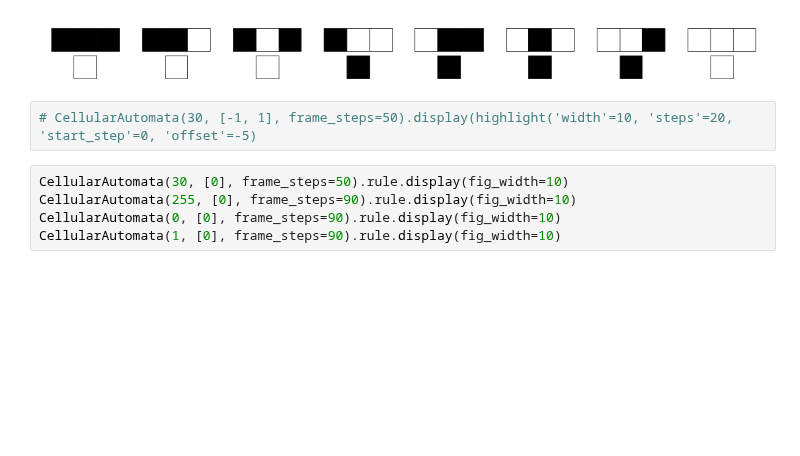
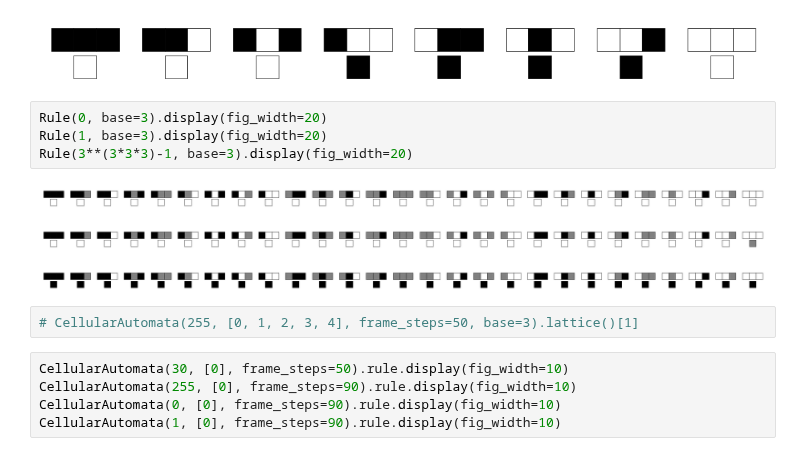
Before and after one commit to orome/automata-py, a Jupyter notebook: demo.ipynb, the cells around one changed output. Drawn from its saved outputs; the diff is of its cells as text; blank space fills up the shorter version.

Commit message:
Add multistate support to Rule class

```diff
--- a/demo.ipynb
+++ b/demo.ipynb
@@ -17,8 +17,16 @@ Rule._decode('00011110')
 Rule(30).display(fig_width=10)
 # %% [output]
 [figure]
-# %%
-# CellularAutomata(30, [-1, 1], frame_steps=50).display(highlight('width'=10, 'steps'=20, 'start_step'=0, 'offset'=-5)
+# %%
+Rule(0, base=3).display(fig_width=20)
+Rule(1, base=3).display(fig_width=20)
+Rule(3**(3*3*3)-1, base=3).display(fig_width=20)
+# %% [output]
+[figure, added]
+[figure, added]
+[figure, added]
+# %%
+# CellularAutomata(255, [0, 1, 2, 3, 4], frame_steps=50, base=3).lattice()[1]
 # %%
 CellularAutomata(30, [0], frame_steps=50).rule.display(fig_width=10)
 CellularAutomata(255, [0], frame_steps=90).rule.display(fig_width=10)
```
Also changed, not shown: 2 other files.
